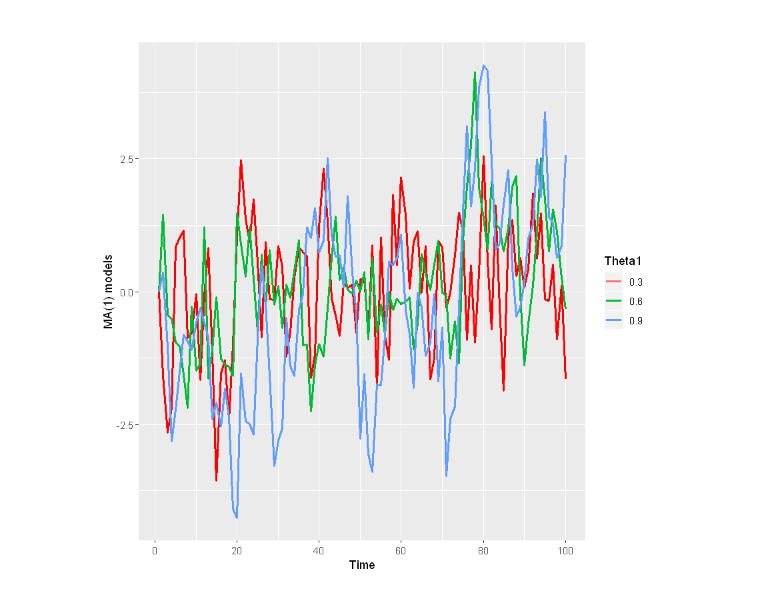
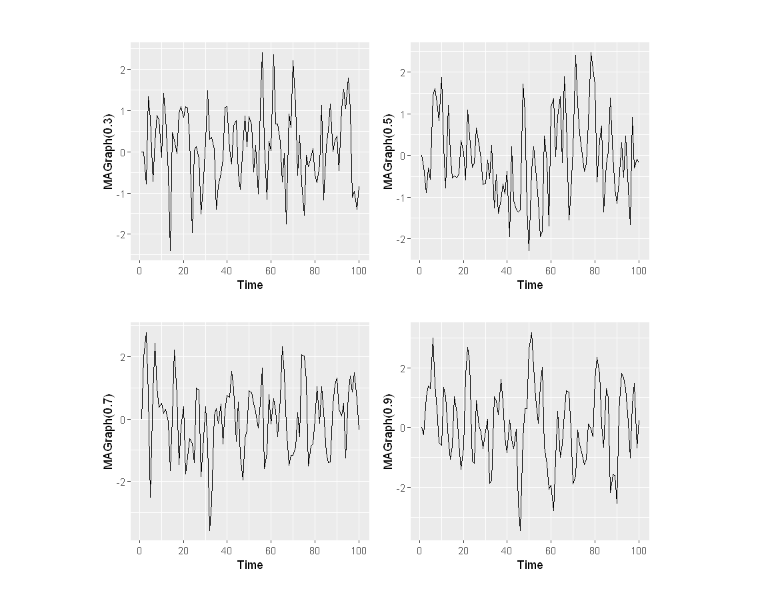
Before and after one commit to D4R6-Robot/Statistics, a Jupyter notebook: 2nd semester/02.TimeSeries/HW3/HW(3-3).ipynb, the cells around one changed output. Drawn from its saved outputs; the diff is of its cells as text; code cells hidden in the pictures.

```diff
--- a/2nd semester/02.TimeSeries/HW3/HW(3-3).ipynb
+++ b/2nd semester/02.TimeSeries/HW3/HW(3-3).ipynb
@@ -67,25 +98,27 @@ autoplot(ar1generator(0.3), series = "0.3") +
-# %%
-# c. Write your own code to generate data from an MA(1) model with theta1 = 0.6 and sigma^2 = 1.
-ma1generator <- function(theta1){
-  # generate 100 data points from an MA(1) model with input theta1.
-  y <- ts(numeric(100))
-  # error 'e's have variation sigma^2 as 1.
-  e <- rnorm(100)
-  for(i in 2:100){
-    y[i] <- theta1*e[i-1] + e[i]
-  }
-  return(y)
-}
-# %%
-# d. Produce a time plot for the series. How does the plot change as you change theta1?
-# produce plots changing theta1 value.
-autoplot(ma1generator(0.3), series = "0.3") +
-  geom_line(size = 1, colour = "red") +
-  autolayer(y, series = "0.6", size = 1) +
-  autolayer(ar1generator(0.9), size = 1, series = "0.9") +
-  ylab("MA(1) models") +
-  guides(colour = guide_legend(title = "Theta1"))
-# As theta increases, the variation of y increased.
-# %% [output]
-[figure, removed]
+# %%
+# d. 생성한 시계열에 대한 시간 그래프를 그려봅시다. θ_1  이 변하면 그래프가 어떻게 바뀝니까?
+set.seed(1)
+
+MAGraph <- function(theta) {
+    y <- ts(numeric(100))
+    e <- rnorm(100)
+
+    for(i in 2:100){
+        y[i] <- theta * e[i - 1] + e[i]
+    }
+
+    return (y)
+}
+
+p1 <- autoplot(MAGraph(0.3))
+p2 <- autoplot(MAGraph(0.5))
+p3 <- autoplot(MAGraph(0.7))
+p4 <- autoplot(MAGraph(0.9))
+
+grid.arrange(p1, p2, p3, p4,
+    layout_matrix = rbind(
+        c(1, 2),
+        c(3, 4)))
+# %% [output]
+[figure, added]
 # %%
```
Also changed, not shown: parts of 12 cells of this notebook, 2 other files.
